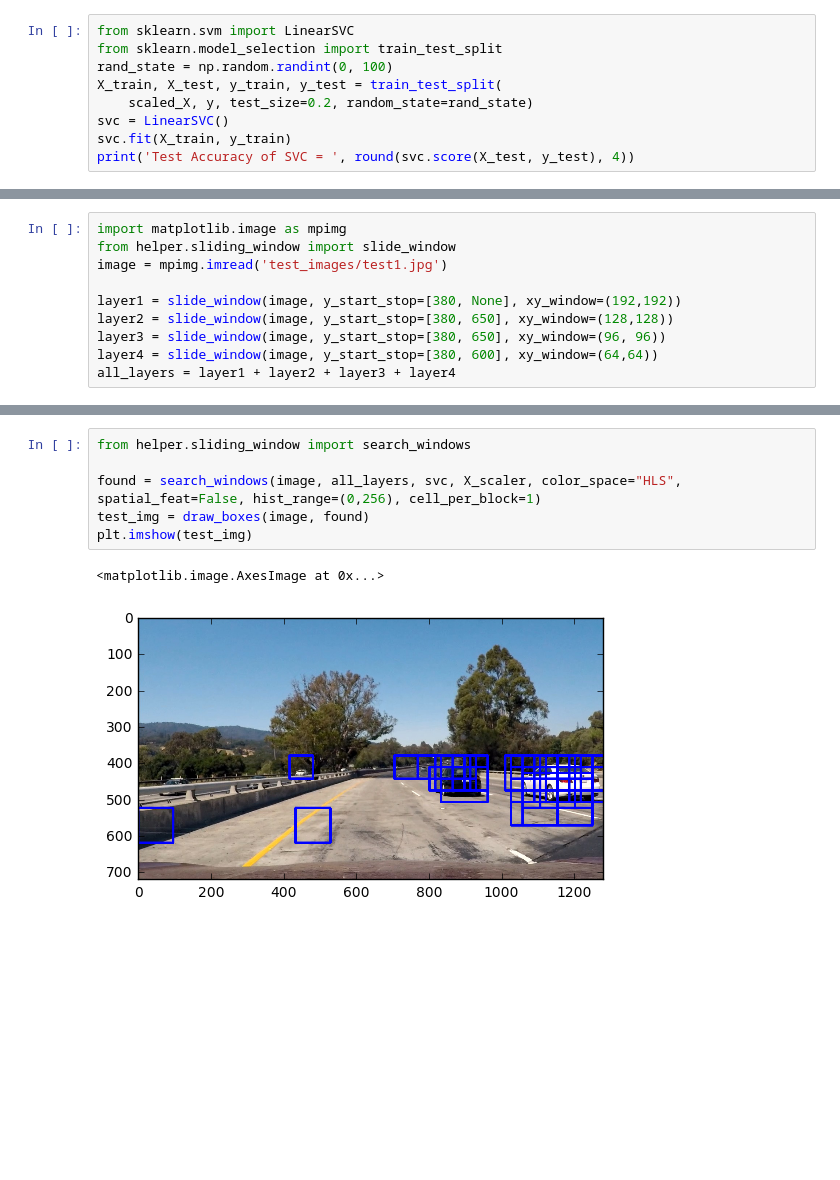
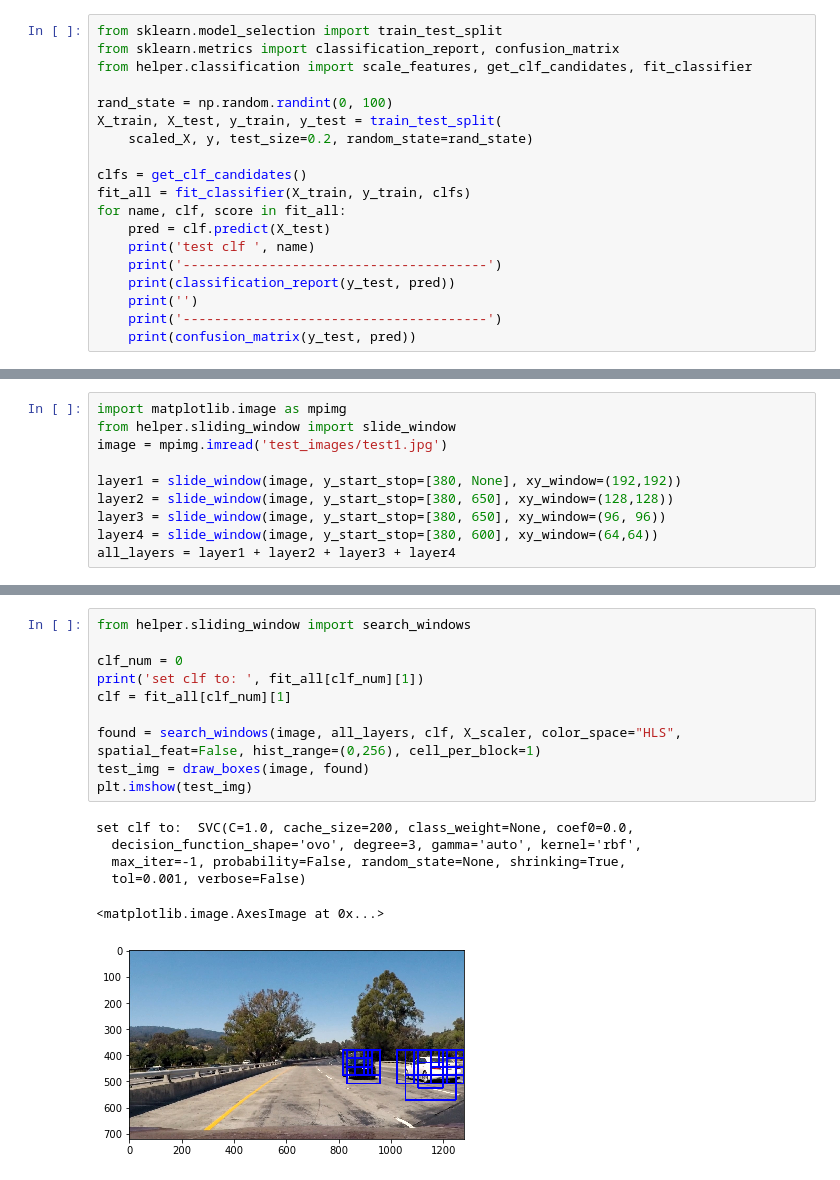
Before and after one commit to joergsimon/SDCND-Term1-Vehicle-Detection-and-Tracking, a Jupyter notebook: Vehicle Detection and tracking.ipynb, the cells around one changed output, grey strips where cells are left out. Cells and saved outputs as stored; diff of their text form; blank space fills up the shorter version.

Commit message:
added the new classifier search also to the notebook and also generated an image of a less overfitting classifier

```diff
--- a/Vehicle Detection and tracking.ipynb
+++ b/Vehicle Detection and tracking.ipynb
@@ -45,12 +159,22 @@ y = np.hstack((np.ones(len(vehicle_features)), np.zeros(len(non_vehicle_features
 ## Fit Model and test
 now we have the features and the target vector, we can finally train our model. We split the sample into a 20% train, test split
 # %%
-from sklearn.svm import LinearSVC
 from sklearn.model_selection import train_test_split
+from sklearn.metrics import classification_report, confusion_matrix
+from helper.classification import scale_features, get_clf_candidates, fit_classifier
+
 rand_state = np.random.randint(0, 100)
 X_train, X_test, y_train, y_test = train_test_split(
     scaled_X, y, test_size=0.2, random_state=rand_state)
-svc = LinearSVC()
-svc.fit(X_train, y_train)
-print('Test Accuracy of SVC = ', round(svc.score(X_test, y_test), 4))
+
+clfs = get_clf_candidates()
+fit_all = fit_classifier(X_train, y_train, clfs)
+for name, clf, score in fit_all:
+    pred = clf.predict(X_test)
+    print('test clf ', name)
+    print('---------------------------------------')
+    print(classification_report(y_test, pred))
+    print('')
+    print('---------------------------------------')
+    print(confusion_matrix(y_test, pred))
 # %% [output]
@@ -113,9 +253,17 @@ axarr[2, 1].set_title('All Grids', fontsize=30)
 # %%
 from helper.sliding_window import search_windows
 
-found = search_windows(image, all_layers, svc, X_scaler, color_space="HLS", spatial_feat=False, hist_range=(0,256), cell_per_block=1)
+clf_num = 0
+print('set clf to: ', fit_all[clf_num][1])
+clf = fit_all[clf_num][1]
+
+found = search_windows(image, all_layers, clf, X_scaler, color_space="HLS", spatial_feat=False, hist_range=(0,256), cell_per_block=1)
 test_img = draw_boxes(image, found)
 plt.imshow(test_img)
 # %% [output]
-<matplotlib.image.AxesImage at 0x...>
+set clf to:  SVC(C=1.0, cache_size=200, class_weight=None, coef0=0.0,
+  decision_function_shape='ovo', degree=3, gamma='auto', kernel='rbf',
+  max_iter=-1, probability=False, random_state=None, shrinking=True,
+  tol=0.001, verbose=False)
+<matplotlib.image.AxesImage at 0x...>
-[figure, old version]
+[figure, new version]
```
Also changed, not shown: parts of 17 cells of this notebook, 1 other file.
